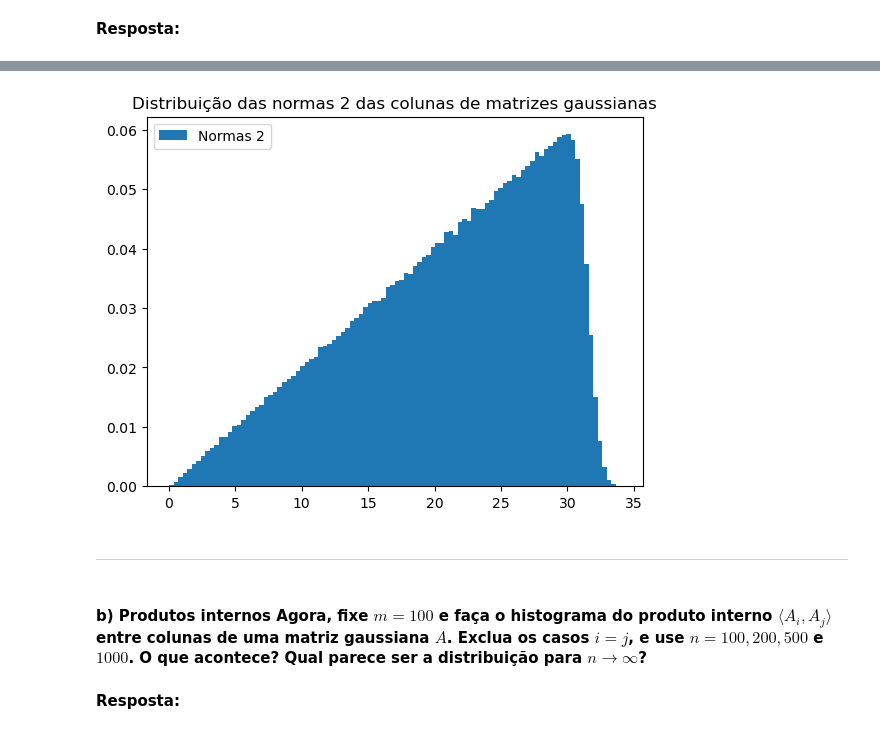
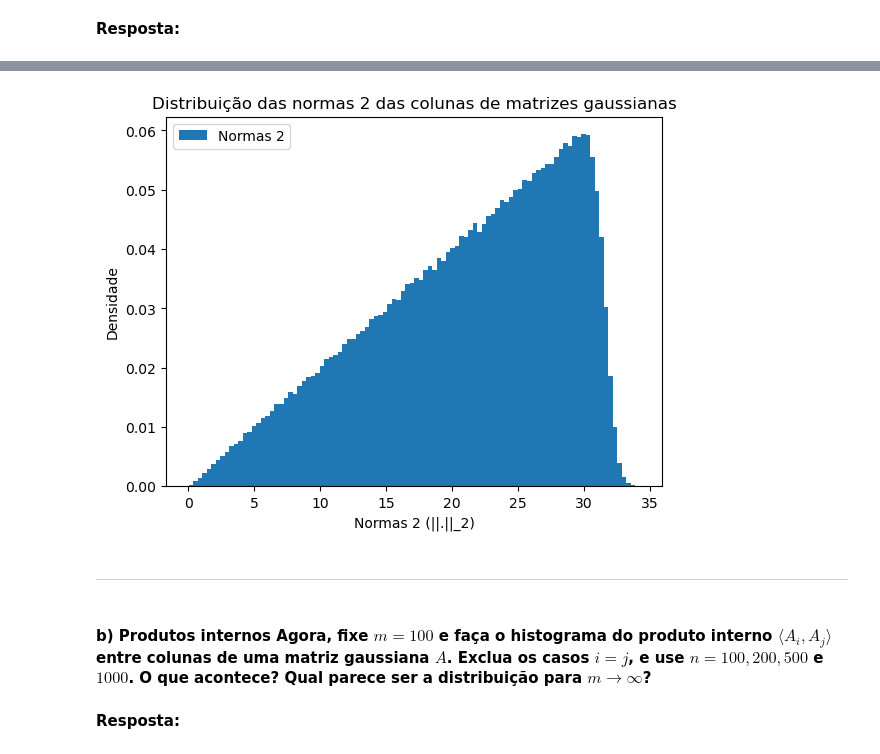
Before and after one commit to alexoliveiraFGV24/rand_nla, a Jupyter notebook: final/Projeto4.ipynb, the cells around one changed output, grey strips where cells are left out. Drawn from its saved outputs; the diff is of its cells as text; code cells hidden in the pictures.

```diff
--- a/final/Projeto4.ipynb
+++ b/final/Projeto4.ipynb
@@ -27,33 +47,35 @@ import matplotlib.pyplot as plt
 # %%
-def norm2(x):
-    return np.linalg.norm(x, ord=2)
-
 def gaussian_matrix(m:int, n:int):
     return np.random.normal(0, 1, (m,n))
 
-def plot_dist(datas:list, legends:list, density=True, title="", bins=100):
-    plt.title(title)
+def plot_dist(datas:list, legends:list, xlabel, title="", bins=100, density=True):
     n = len(datas)
     for i in range(n):
         plt.hist(datas[i], bins=bins, label=legends[i], density=density)
+    if density:
+        plt.ylabel("Densidade")
+    else:
+        plt.ylabel("Contagem")
+    plt.title(title)
+    plt.xlabel(xlabel)
     plt.legend()
     plt.show()
 # %%
 n = 500
 norms = []
-for m in range(2, 1000):
+for m in range(2, 1001):
     A = gaussian_matrix(m,n)
-    G = np.dot(A.T, A)
-    diag_val = np.diag(G)
-    norm = np.sqrt(diag_val)
+    G = np.dot(A.T, A)  # Calculando o produto interno (G_ij = ⟨A_i, A_j⟩)
+    diag_val = np.diag(G)  # Os valores da diagonal é o quadrado da norma (G_ii = ⟨A_i, A_i⟩)
+    norm = np.sqrt(diag_val)  # Calculando as normas (||A_i||_2 = √⟨A_i, A_i⟩)
     norms.extend(norm)
 
-plot_dist([norms], density=True, title="Distribuição das normas 2 das colunas de matrizes gaussianas", legends=["Normas 2"])
+plot_dist([norms], density=True, xlabel="Normas 2 (||.||_2)", title="Distribuição das normas 2 das colunas de matrizes gaussianas", legends=["Normas 2"])
 # %% [output]
-[figure, old version]
+[figure, new version]
 # %% [markdown]
 ---
 # %% [markdown]
-#### b) **Produtos internos** Agora, fixe $m = 100$ e faça o histograma do produto interno $⟨A_i, A_j⟩$ entre colunas de uma matriz gaussiana $A$. Exclua os casos $i = j$, e use $n = 100,200, 500$ e $1000$. O que acontece? Qual parece ser a distribuição para $n → ∞$?
+#### b) **Produtos internos** Agora, fixe $m = 100$ e faça o histograma do produto interno $⟨A_i, A_j⟩$ entre colunas de uma matriz gaussiana $A$. Exclua os casos $i = j$, e use $n = 100,200, 500$ e $1000$. O que acontece? Qual parece ser a distribuição para $m → ∞$?
 # %% [markdown]
 **Resposta:**
```
Also changed, not shown: parts of 11 cells of this notebook, 1 other file.
